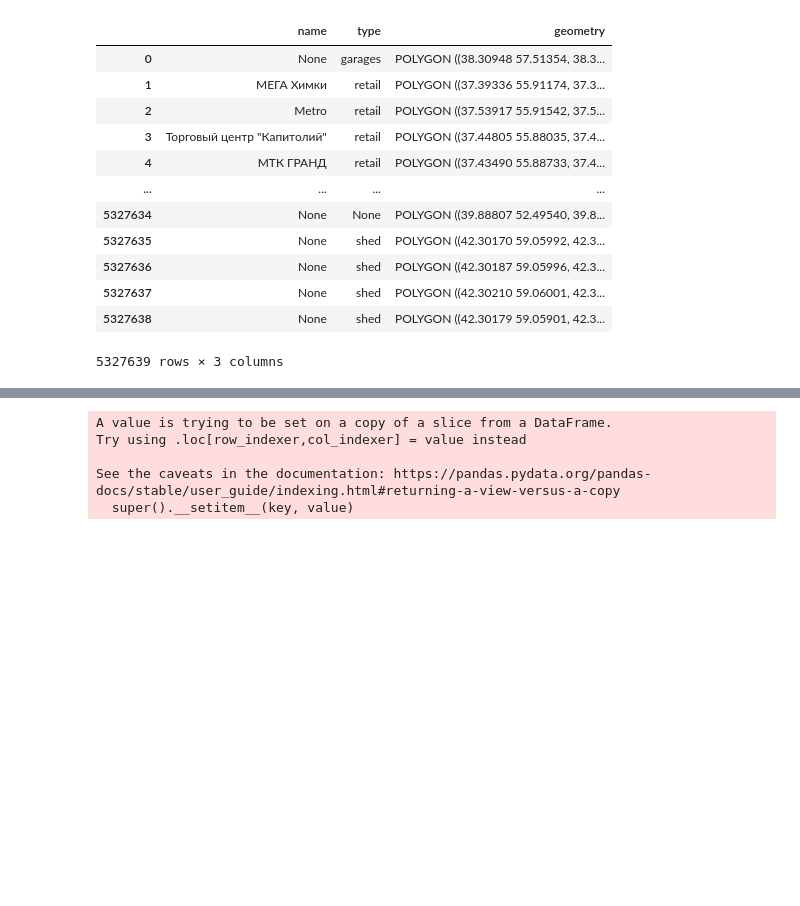
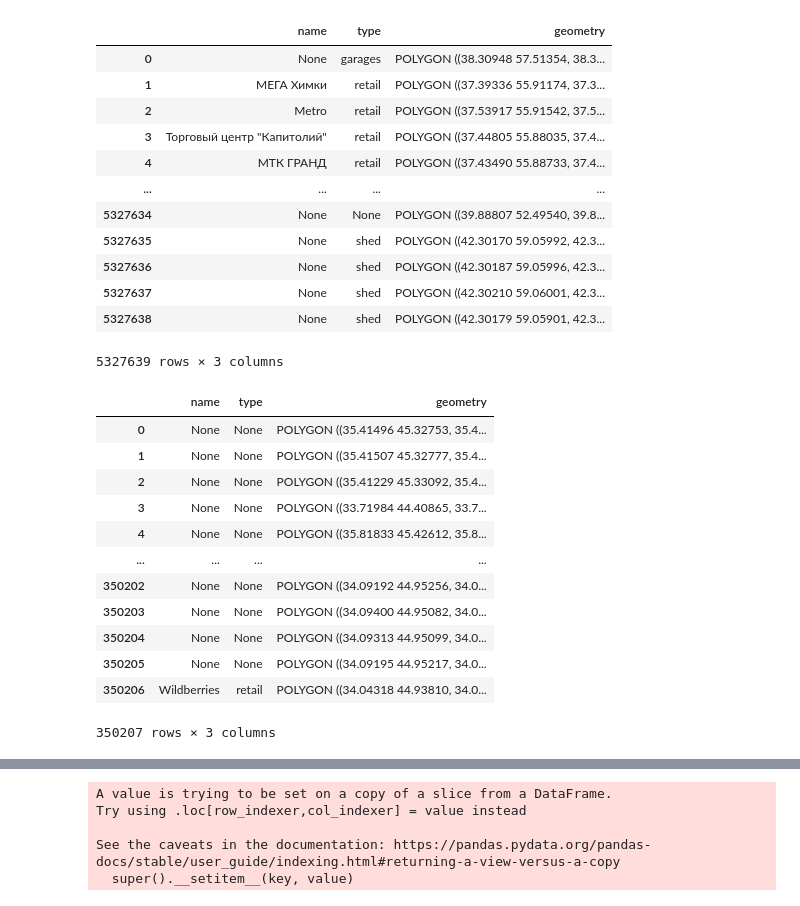
Before and after one commit to yuliiabosher/Map, a Jupyter notebook: Map.ipynb, the cells around one changed output, grey strips where cells are left out. Drawn from its saved outputs; the diff is of its cells as text; code cells hidden in the pictures; blank space fills up the shorter version.

Commit message:
defined read_shape_file function and called it

```diff
--- a/Map.ipynb
+++ b/Map.ipynb
@@ -28,4 +28,8 @@ Requirement already satisfied: packaging in /usr/local/lib/python3.10/dist-packa
 import geopandas as gpd
 import pyogrio
 import folium
+# %%
+def read_shape_file(file):
+  district = gpd.read_file(file, engine="pyogrio", columns=['name','type', 'geometry'])
+  return district
 # %%
@@ -46,3 +49,20 @@ display(central_district)
 | 5327637 | None | shed | POLYGON ((42.30210 59.06001, 42.3... |
 | 5327638 | None | shed | POLYGON ((42.30179 59.05901, 42.3... |
 5327639 rows × 3 columns
+# %%
+occupied_crimea = read_shape_file('https://download.geofabrik.de/russia/crimean-fed-district-latest-free.shp.zip')
+display(occupied_crimea)
+# %% [output]
+|  | name | type | geometry |
+| 0 | None | None | POLYGON ((35.41496 45.32753, 35.4... |
+| 1 | None | None | POLYGON ((35.41507 45.32777, 35.4... |
+| 2 | None | None | POLYGON ((35.41229 45.33092, 35.4... |
+| 3 | None | None | POLYGON ((33.71984 44.40865, 33.7... |
+| 4 | None | None | POLYGON ((35.81833 45.42612, 35.8... |
+| ... | ... | ... | ... |
+| 350202 | None | None | POLYGON ((34.09192 44.95256, 34.0... |
+| 350203 | None | None | POLYGON ((34.09400 44.95082, 34.0... |
+| 350204 | None | None | POLYGON ((34.09313 44.95099, 34.0... |
+| 350205 | None | None | POLYGON ((34.09195 44.95217, 34.0... |
+| 350206 | Wildberries | retail | POLYGON ((34.04318 44.93810, 34.0... |
+350207 rows × 3 columns
```
Also changed, not shown: parts of 9 cells of this notebook.
